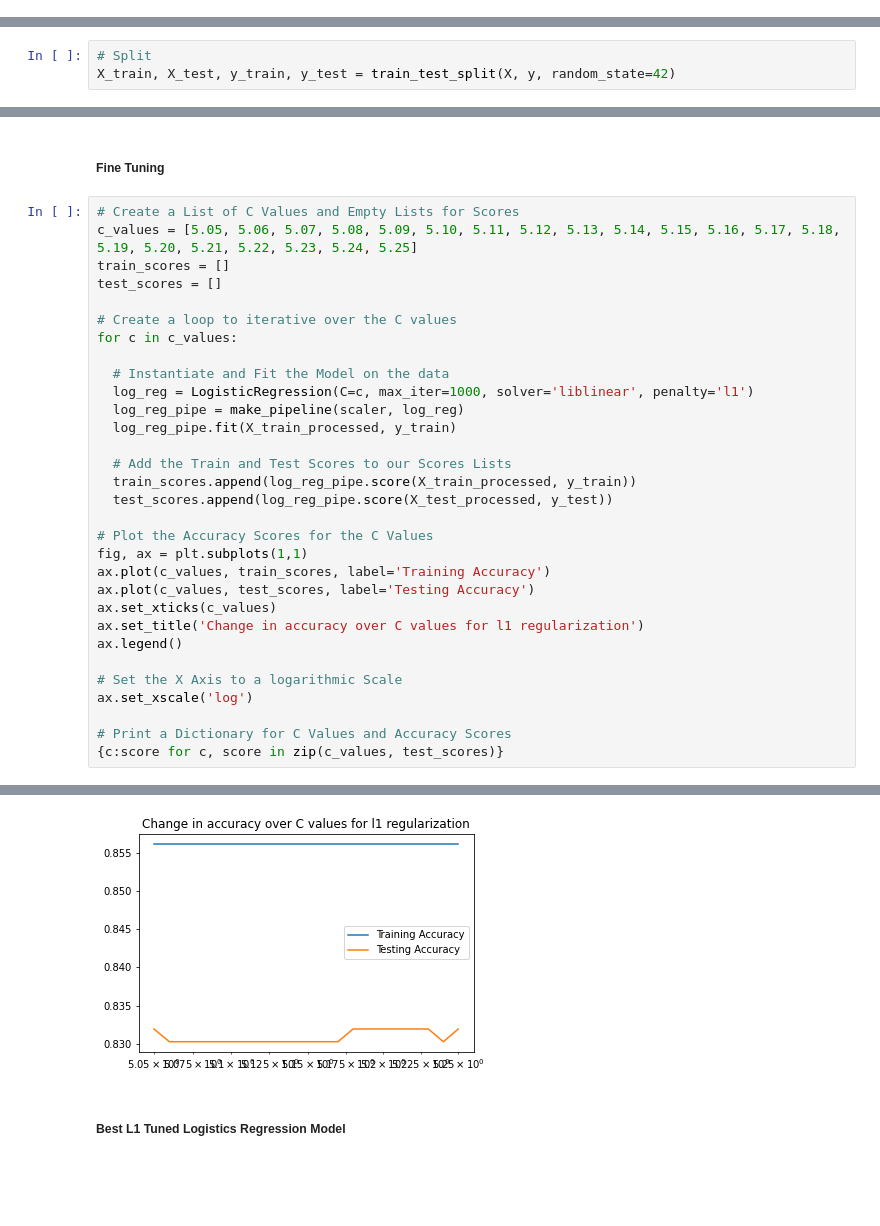
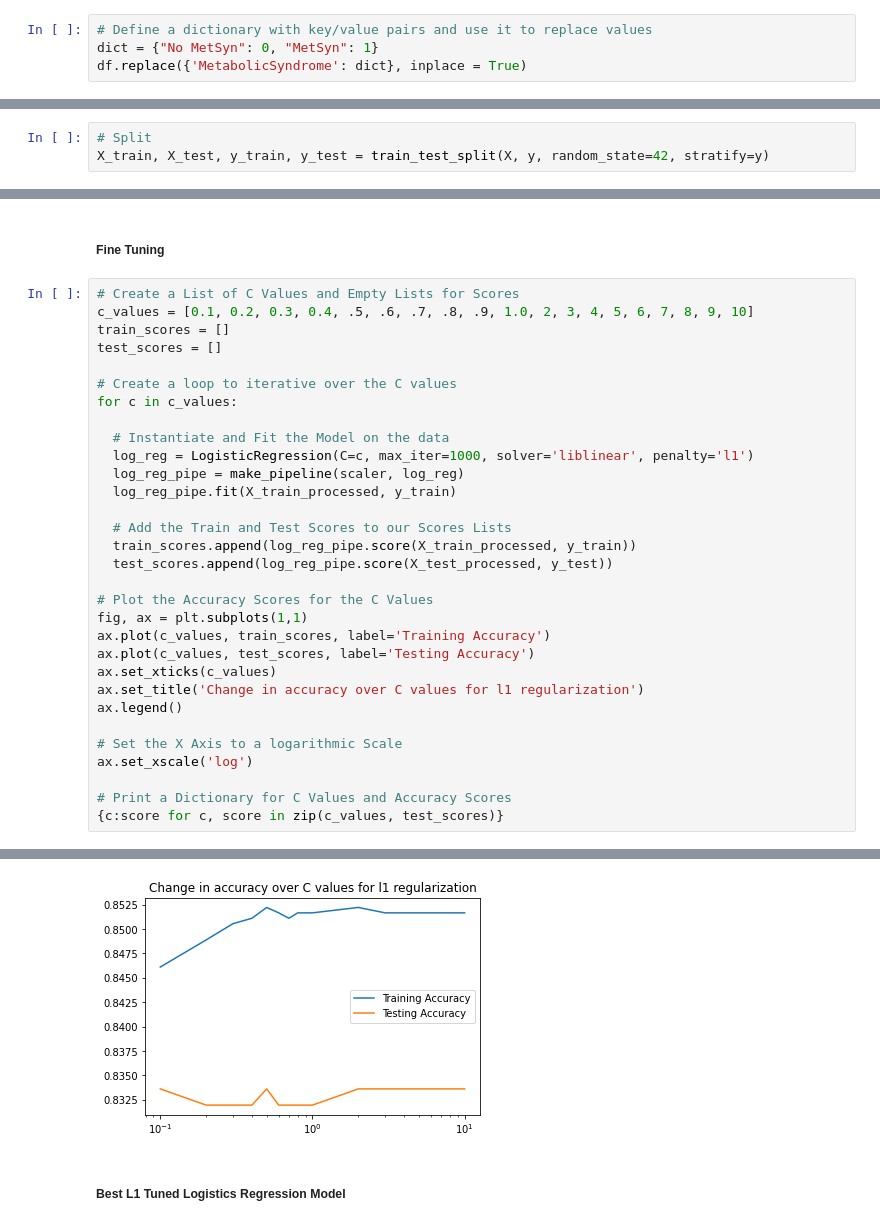
Before and after one commit to YBilodeau/Metabolic-Syndrome-Prediction-Project, a Jupyter notebook: Prediction_of_Metabolic_Syndrome_Using_Machine_Learning.ipynb, the cells around one changed output, grey strips where cells are left out. Saved outputs shown, nothing was run; the diff lists cells and outputs as text; blank space fills up the shorter version.

```diff
--- a/Prediction_of_Metabolic_Syndrome_Using_Machine_Learning.ipynb
+++ b/Prediction_of_Metabolic_Syndrome_Using_Machine_Learning.ipynb
@@ -1329,3 +1235,7 @@ plt.show;
+# %%
+# Define a dictionary with key/value pairs and use it to replace values
+dict = {"No MetSyn": 0, "MetSyn": 1}
+df.replace({'MetabolicSyndrome': dict}, inplace = True)
 # %% [markdown]
 ### **Correlation Heatmap**
 # %%
@@ -1371,7 +1279,7 @@ X = df.drop(columns = ['MetabolicSyndrome'])
 y = df['MetabolicSyndrome']
 # %%
 # Split
-X_train, X_test, y_train, y_test = train_test_split(X, y, random_state=42)
+X_train, X_test, y_train, y_test = train_test_split(X, y, random_state=42, stratify=y)
 # %% [markdown]
 ### **Instantiate Column Selectors**
 # %%
@@ -1662,7 +1572,7 @@ ax.set_xscale('log')
 ##### **Fine Tuning**
 # %%
 # Create a List of C Values and Empty Lists for Scores
-c_values = [5.05, 5.06, 5.07, 5.08, 5.09, 5.10, 5.11, 5.12, 5.13, 5.14, 5.15, 5.16, 5.17, 5.18, 5.19, 5.20, 5.21, 5.22, 5.23, 5.24, 5.25]
+c_values = [0.1, 0.2, 0.3, 0.4, .5, .6, .7, .8, .9, 1.0, 2, 3, 4, 5, 6, 7, 8, 9, 10]
 train_scores = []
 test_scores = []
 
@@ -1712,4 +1624,4 @@ ax.set_xscale('log')
-[figure, old version]
+[figure, new version]
 # %% [markdown]
 ##### **Best L1 Tuned Logistics Regression Model**
 # %%
```
Also changed, not shown: parts of 107 cells of this notebook.
